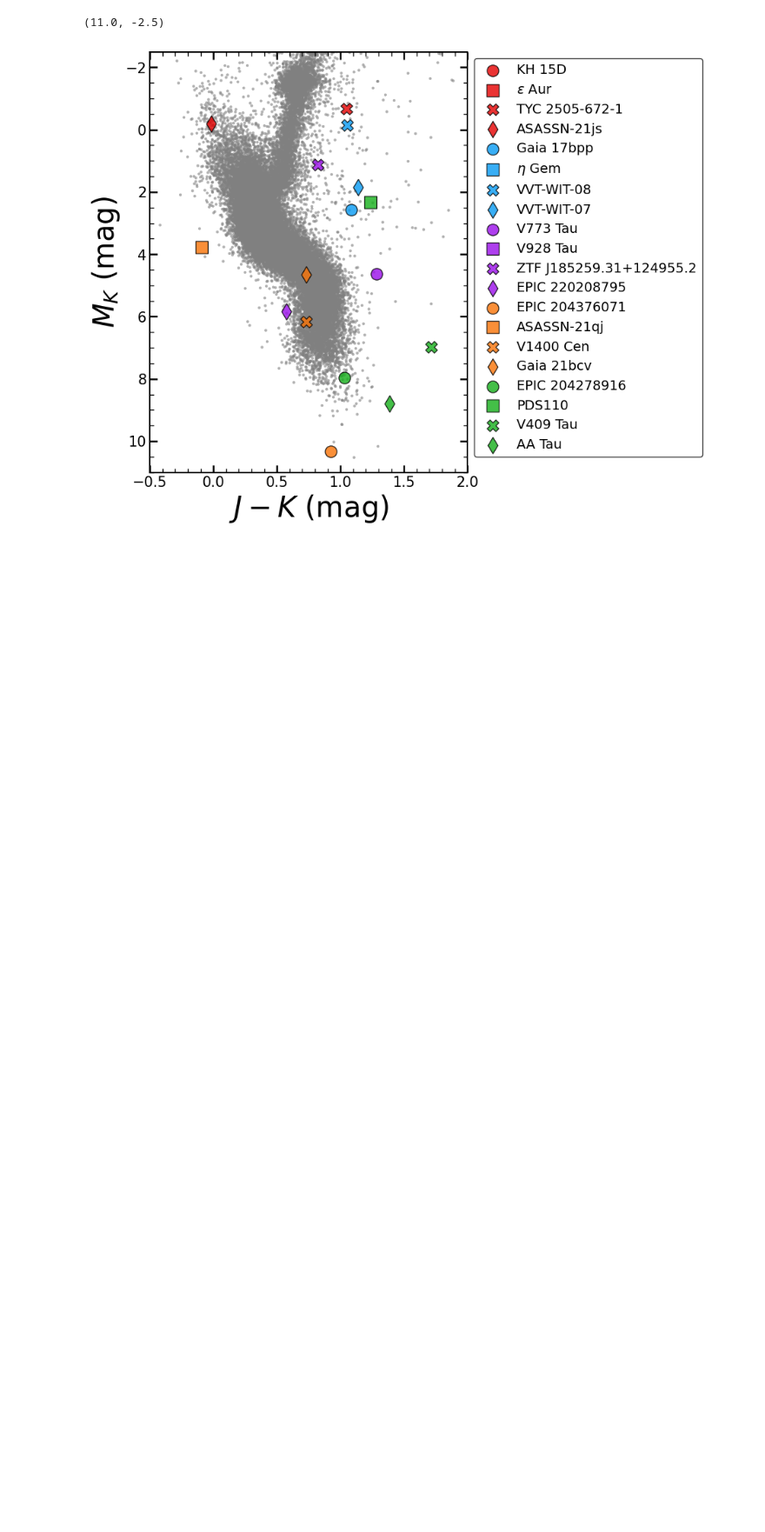
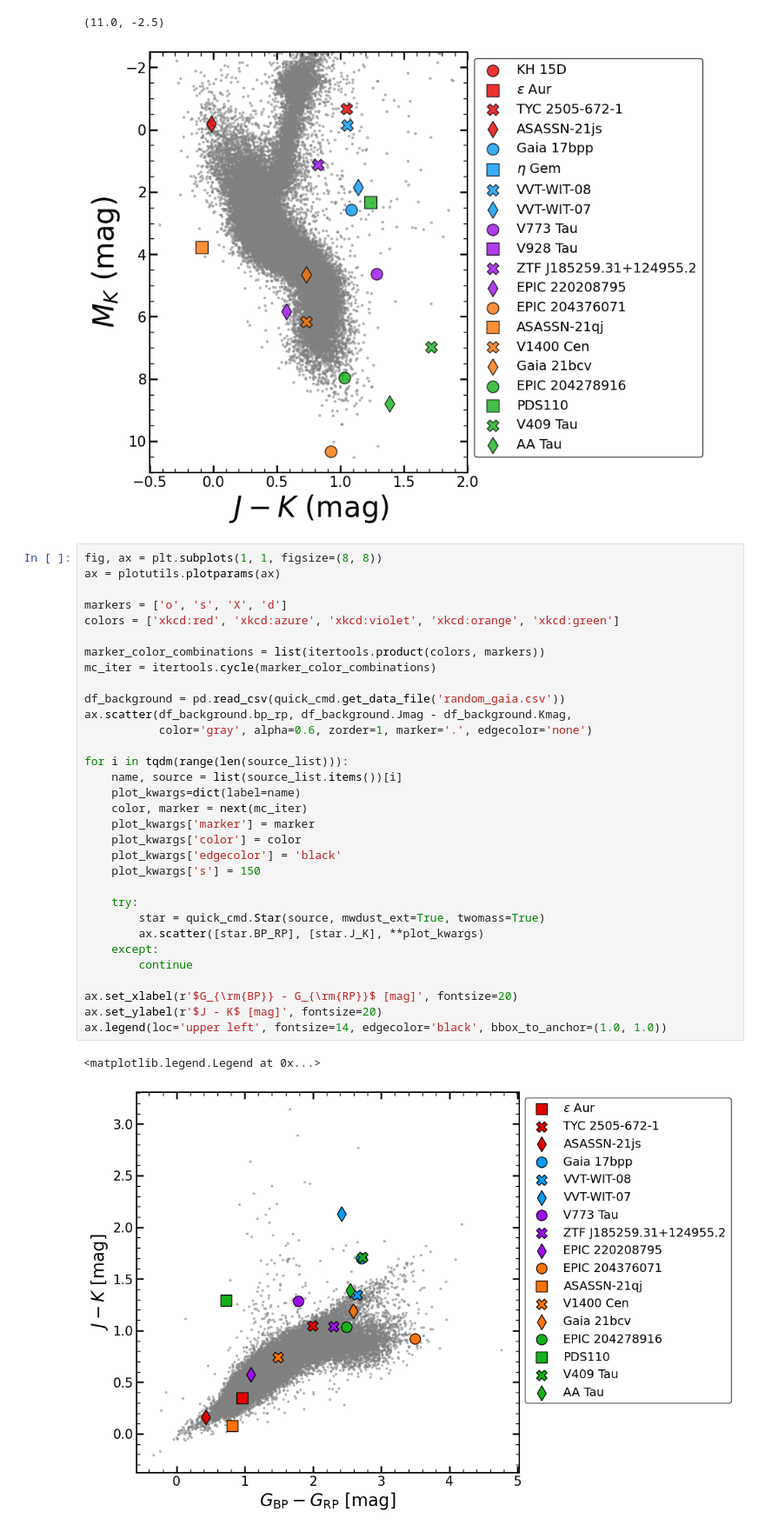
Before and after one commit to dmrowan/binarycmd, a Jupyter notebook: example/24fw_cmd.ipynb, the cells around one changed output. Shown: that part at 87% size. Saved outputs shown, nothing was run; the diff lists cells and outputs as text; blank space fills up the shorter version.

Commit message:
color-color plot

```diff
--- a/example/24fw_cmd.ipynb
+++ b/example/24fw_cmd.ipynb
@@ -101,3 +101,38 @@ INFO: loading in combined19 2MASS K [binarycmd.get_extinctions]
 [147799312239072000]
 (11.0, -2.5)
 [figure]
+# %%
+fig, ax = plt.subplots(1, 1, figsize=(8, 8))
+ax = plotutils.plotparams(ax)
+
+markers = ['o', 's', 'X', 'd']
+colors = ['xkcd:red', 'xkcd:azure', 'xkcd:violet', 'xkcd:orange', 'xkcd:green']
+
+marker_color_combinations = list(itertools.product(colors, markers))
+mc_iter = itertools.cycle(marker_color_combinations)
+
+df_background = pd.read_csv(quick_cmd.get_data_file('random_gaia.csv'))
+ax.scatter(df_background.bp_rp, df_background.Jmag - df_background.Kmag,
+           color='gray', alpha=0.6, zorder=1, marker='.', edgecolor='none')
+
+for i in tqdm(range(len(source_list))):
+    name, source = list(source_list.items())[i]
+    plot_kwargs=dict(label=name)
+    color, marker = next(mc_iter)
+    plot_kwargs['marker'] = marker
+    plot_kwargs['color'] = color
+    plot_kwargs['edgecolor'] = 'black'
+    plot_kwargs['s'] = 150
+
+    try:
+        star = quick_cmd.Star(source, mwdust_ext=True, twomass=True)
+        ax.scatter([star.BP_RP], [star.J_K], **plot_kwargs)
+    except:
+        continue
+
+ax.set_xlabel(r'$G_{\rm{BP}} - G_{\rm{RP}}$ [mag]', fontsize=20)
+ax.set_ylabel(r'$J - K$ [mag]', fontsize=20)
+ax.legend(loc='upper left', fontsize=14, edgecolor='black', bbox_to_anchor=(1.0, 1.0))
+# %% [output]
+<matplotlib.legend.Legend at 0x...>
+[figure, added]
```
Also changed, not shown: parts of 2 cells of this notebook, 1 other file.
